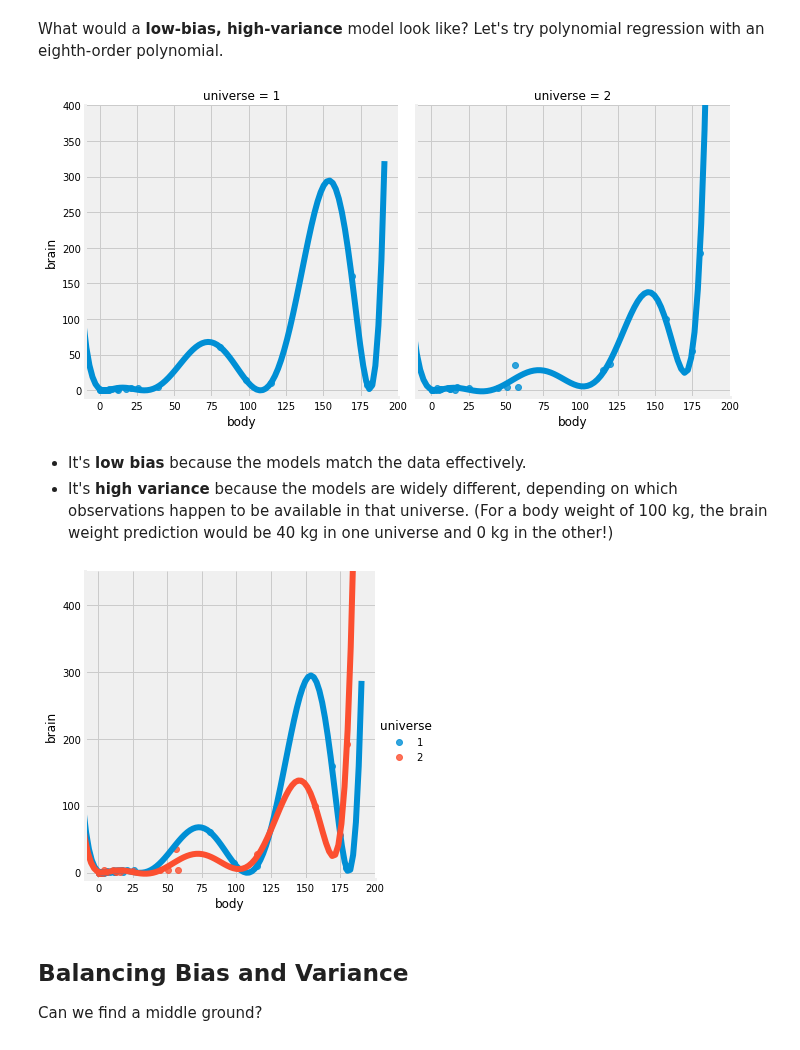
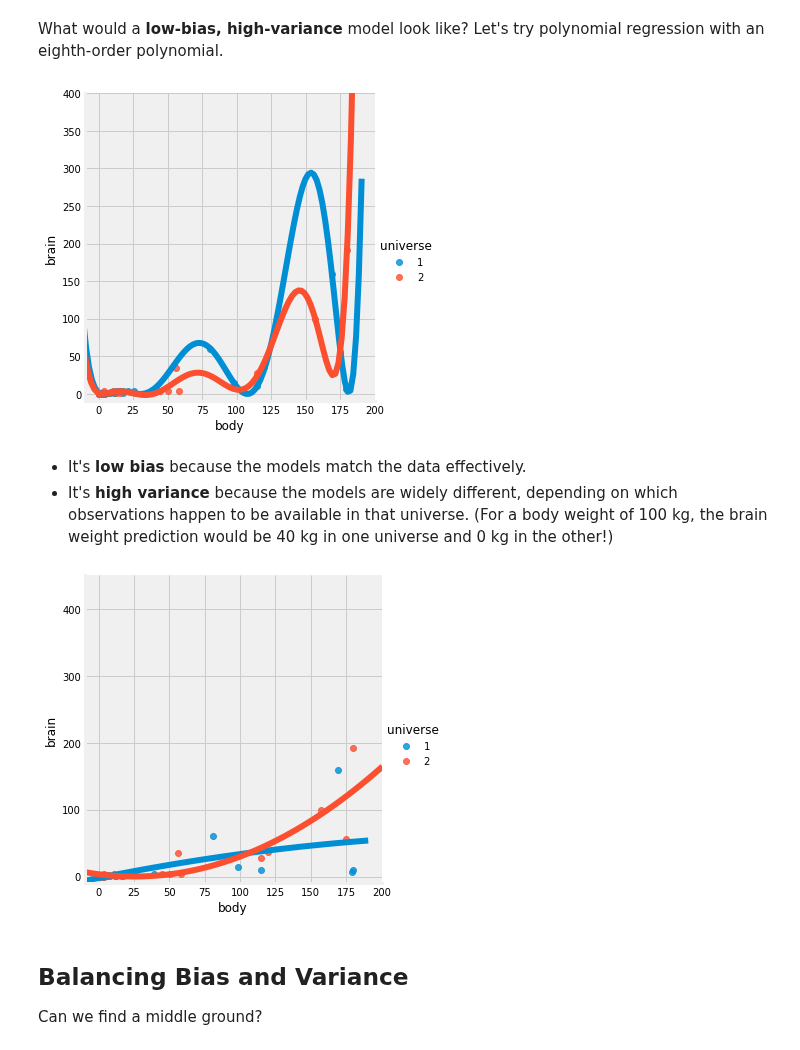
Before and after one commit to ShelyBhogal/data-science, a Jupyter notebook: 09-split-train-test-bias-variance/bias-and-variance-solution_NJM.ipynb, the cells around one changed output. Saved outputs shown, nothing was run; the diff lists cells and outputs as text; code cells hidden in the pictures.

```diff
--- a/09-split-train-test-bias-variance/bias-and-variance-solution_NJM.ipynb
+++ b/09-split-train-test-bias-variance/bias-and-variance-solution_NJM.ipynb
@@ -257,23 +257,23 @@ This was a visual demonstration of a high-bias, low-variance model.
 # %% [markdown]
 What would a **low-bias, high-variance** model look like? Let's try polynomial regression with an eighth-order polynomial.
 # %%
-#order parameter changes the polynomial curve (2 produces a curve)
-#8 degrees of polynomial is over-fitting for this type of measurement
-sns.lmplot(x='body', y='brain', data=mammals, ci=None, col='universe', order=8);
+# order parameter changes the polynomial curve (higher than 1 produces a curve)
+# 8 degrees of polynomial is over-fitting for this type of measurement
+sns.lmplot(x='body', y='brain', data=mammals, ci=None, hue='universe', order=8);
 plt.xlim(-10, 200);
 plt.ylim(-10, 400);
 # %% [output]
-[figure, old version]
+[figure, new version]
 # %% [markdown]
 - It's **low bias** because the models match the data effectively.
 - It's **high variance** because the models are widely different, depending on which observations happen to be available in that universe. (For a body weight of 100 kg, the brain weight prediction would be 40 kg in one universe and 0 kg in the other!)
 # %%
-#This is not a good modeL! If you change order to 2, that improves the modeling capabiliity - compromise!
-sns.lmplot(x='body', y='brain', data=mammals, ci=None, hue='universe', order=8);
+# This is better!
+sns.lmplot(x='body', y='brain', data=mammals, ci=None, hue='universe', order=2);
 plt.xlim(-10, 200);
 plt.ylim(-10, 450);
 # %% [output]
-[figure, old version]
+[figure, new version]
 # %% [markdown]
 <a id="balancing-bias-and-variance"></a>
 ## Balancing Bias and Variance
```
Also changed, not shown: parts of 11 cells of this notebook, 1 other file.
